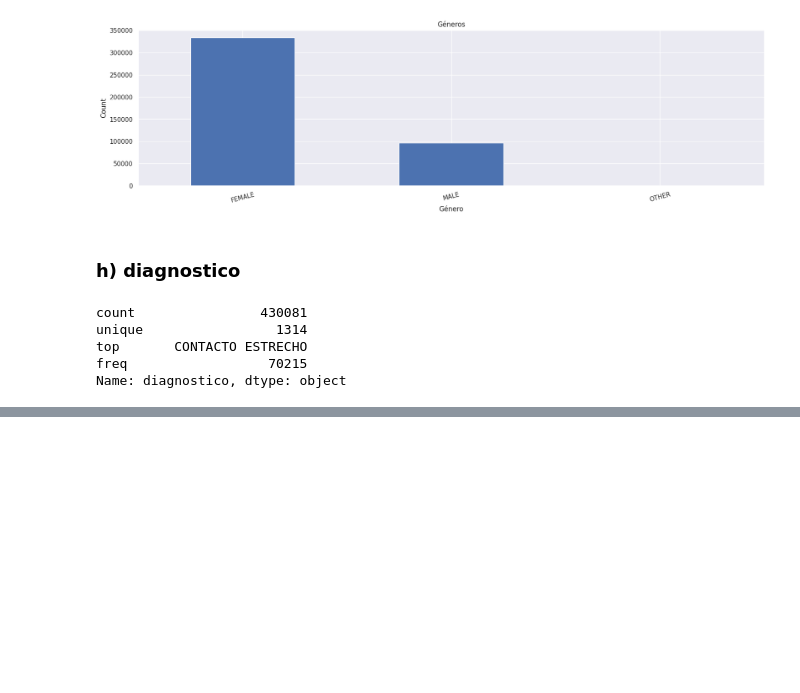
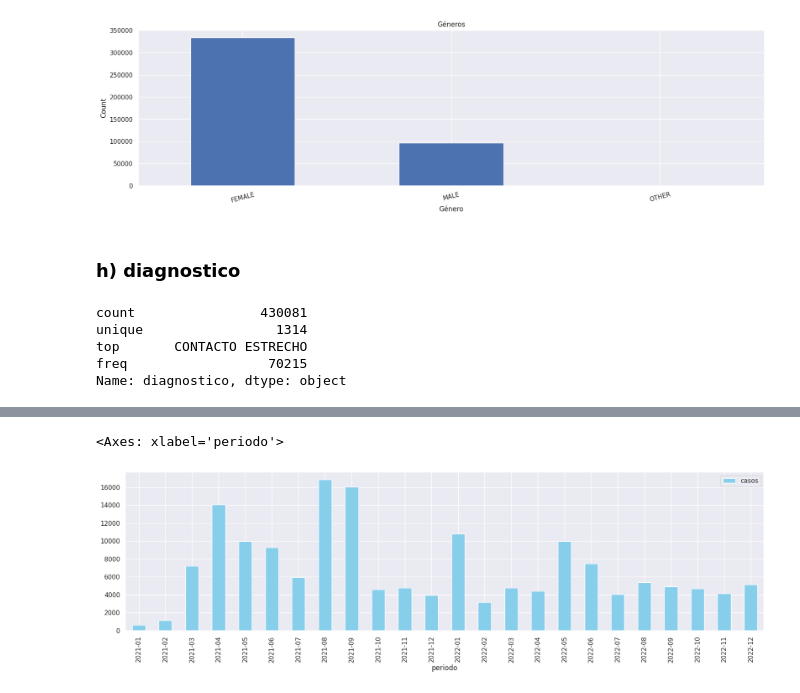
Before and after one commit to grabyc/diplodatos-mentoria, a Jupyter notebook: TP01/TP01_Consignas.ipynb, the cells around one changed output, grey strips where cells are left out. Saved outputs shown, nothing was run; the diff lists cells and outputs as text; code cells hidden in the pictures; blank space fills up the shorter version.

```diff
--- a/TP01/TP01_Consignas.ipynb
+++ b/TP01/TP01_Consignas.ipynb
@@ -557,0 +556,18 @@ diag_df[-25:].plot(kind="barh",
+# %%
+from pandasql import sqldf
+pysqldf = lambda q: sqldf(q, globals())
+
+diag_df = pysqldf(""" SELECT STRFTIME("%Y-%m", fecha_creacion) as periodo, count(*) as casos
+            FROM relev_df
+            WHERE diagnostico in ('CONTACTO ESTRECHO',
+                                'INFLUENZA DEBIDO A VIRUS DE LA INFLUENZA IDENTIFICADO (GRIPE)',
+                                'COVID SOSPECHOSO',
+                                'COVID POSITIVO',
+                                'GASTROENTERITIS VIRAL')
+            GROUP BY STRFTIME("%Y-%m", fecha_creacion)
+            ;""")
+#sns.barplot(x=diag_df['periodos'], y=diag_df[[]], kind='bar')
+diag_df.plot(x='periodo', y='casos', kind='bar', color=['skyblue'])
+# %% [output]
+<Axes: xlabel='periodo'>
+[figure, added]
```
Also changed, not shown: parts of 1 cell of this notebook.
